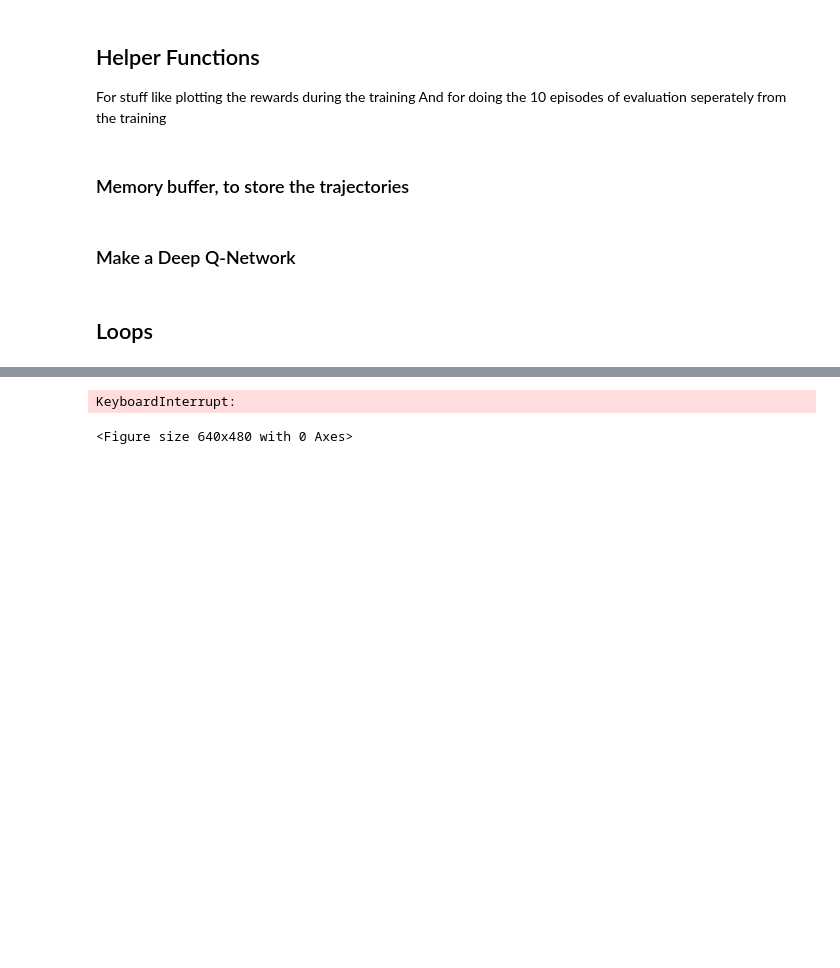
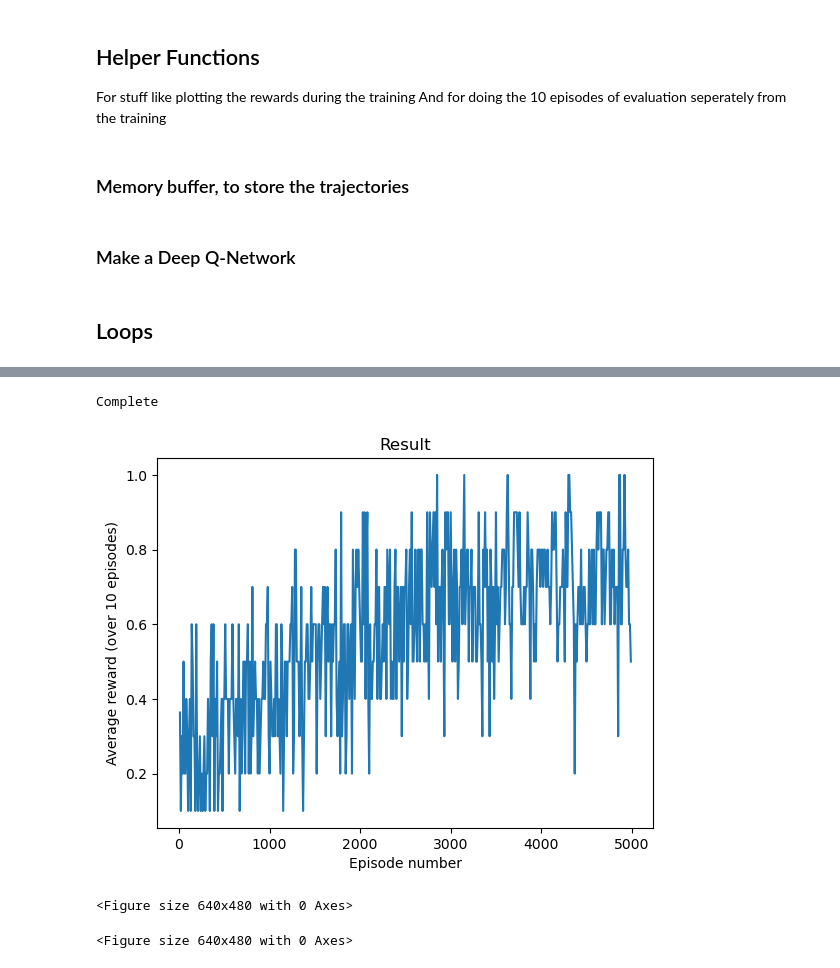
Before and after one commit to daniel-macrae/DRL-Assignment-2023, a Jupyter notebook: Dan_Monday.ipynb, the cells around one changed output, grey strips where cells are left out. Drawn from its saved outputs; the diff is of its cells as text; code cells hidden in the pictures; blank space fills up the shorter version.

```diff
--- a/Dan_Monday.ipynb
+++ b/Dan_Monday.ipynb
@@ -160,7 +190,7 @@ class speedyDQN(nn.Module):
         return x
 # %%
 class Agent(object):
-    def __init__(self, num_moves, eps_start, eps_min, eps_decay, memory, batch_size, optimizer, gamma):
+    def __init__(self, num_moves, eps_start, eps_min, eps_decay, memory, batch_size, learning_rate, amsgrad, gamma, target_network_update_rate):
         self.gamma = gamma
         #self.optimizer = optimizer
         self.batch_size = batch_size
@@ -173,14 +203,14 @@ class Agent(object):
 
         self.episode = 0
         self.steps = 0
-        self.target_network_update_rate = 10
+        self.target_network_update_rate = target_network_update_rate
 
         self.model = DQN(self.num_possible_moves).to(device)
         self.target_network = DQN(self.num_possible_moves).to(device)
         self.target_network.load_state_dict(self.model.state_dict())
 
 
-        self.optimizer = optim.Adam(self.model.parameters(), lr=1e-4)
+        self.optimizer = optim.Adam(self.model.parameters(), lr=learning_rate, amsgrad=amsgrad)
 
 
     def select_action(self, state, testing = False):
@@ -237,17 +267,14 @@ class Agent(object):
         self.optimizer.step()
 
 
-        """
-        how often do we want to replace the target network?
-        This might be a parameter as well? Or we can do it with TAU and update it slightly on every step,
-        as in the "reinforcement_q_learning" notebook
-        """
         # update the target network every certain number of steps
         if self.steps % self.target_network_update_rate == 0:
             self.overwrite_target_network()
 
 
         self.update_eps()
+
+        del non_final_mask, non_final_next_states, batch_of_states, batch_of_actions, batch_of_rewards, state_action_values, next_state_values, TD_targets
 
 
     def update_eps(self):
@@ -292,21 +319,25 @@ else:
 env = CatchEnv()
 
 
-BATCH_SIZE = 32
+BATCH_SIZE = 128
 GAMMA = 0.99
 EPS_START = 1
 EPS_END = 0.05
 EPS_DECAY = 2000
-TAU = 0.005            # <--- we're not using this?
-LR = 1e-5
-memoryBuffer = MemoryBuffer(1000)
+#TAU = 0.005            # <--- we're not using this?
+LR = 1e-2
+AMSGRAD = True
+TARGETNET_UPDATE_RATE = 10
+memoryBuffer = MemoryBuffer(5000)
 """ this doesn't get used anyway, its defined inside of the agent """
 #optimizer = optim.AdamW(policy_network.parameters(), lr=LR, amsgrad=True)
 optimizer = None
 
 num_moves = env.get_num_actions()
 
-agent = Agent(num_moves, EPS_START, EPS_END, EPS_DECAY, memoryBuffer, BATCH_SIZE, optimizer, GAMMA)
+agent = Agent(num_moves, EPS_START, EPS_END, EPS_DECAY, memoryBuffer, BATCH_SIZE, LR, AMSGRAD, GAMMA, TARGETNET_UPDATE_RATE)
+
+
 
 episodeNumber = []
 avgReward = []
@@ -314,7 +345,7 @@ tempReward = []
 
 testingRewards = []  # this could be turned into the numpy array that we submit for each result file next week
 
-TESTING = True  # if we are doing the evaluation stuff (i.e. for uploading results)
+TESTING = False  # if we are doing the evaluation stuff (i.e. for uploading results)
 PLOTTING = True # if plotting the rewards over episodes
 
 for episode in range(num_episodes):
@@ -348,32 +379,35 @@ for episode in range(num_episodes):
 
                 if TESTING: # 10 seperate episodes of evaluation (no training takes place)
                     score = testingTenEpisodes(agent, env)
                     testingRewards.append(score)
                     if PLOTTING:
                         learningPlotter(episodeNumber, testingRewards)
 
                 elif PLOTTING: # just visualise the rewards over the last 10 training episodes
                     avgReward.append(sum(tempReward)/len(tempReward))
                     tempReward = []
                     learningPlotter(episodeNumber, avgReward)
 
         # add trajectory to memory buffer
         agent.memory.push(state, action, next_state, reward)
 
         # move onto the next state
         state = next_state
 
         # Sample a batch of transitions from the replay buffer and
         # optimise the learned Q function
         agent.optimize_model()
 
 
 
+
 print('Complete')
 if TESTING: learningPlotter(episodeNumber, testingRewards, show_result=True)
 else: learningPlotter(episodeNumber, avgReward, show_result=True)
 plt.ioff()
 plt.show()
 # %% [output]
-KeyboardInterrupt:
+Complete
+[figure, added]
 <Figure size 640x480 with 0 Axes>
+<Figure size 640x480 with 0 Axes>
```
Also changed, not shown: parts of 6 cells of this notebook, 5 other files.
